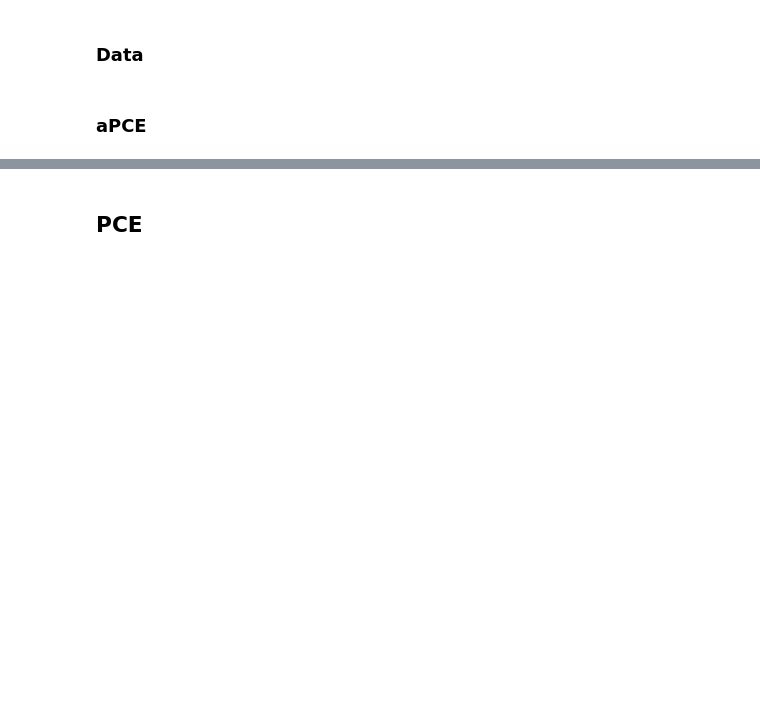
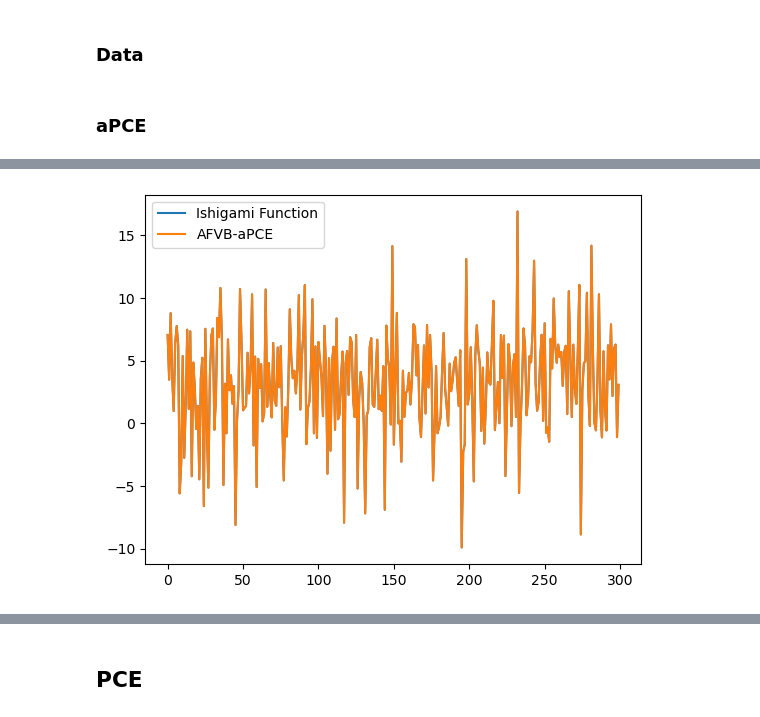
Before and after one commit to IsabelCoronaGuevara/CUDenver-Thesis, a Jupyter notebook: Oladyshkin_aPCE_PCE_Examples.ipynb, the cells around one changed output, grey strips where cells are left out. Drawn from its saved outputs; the diff is of its cells as text; code cells hidden in the pictures; blank space fills up the shorter version.

```diff
--- a/Oladyshkin_aPCE_PCE_Examples.ipynb
+++ b/Oladyshkin_aPCE_PCE_Examples.ipynb
@@ -361,0 +252,31 @@ RMSE_sparse - Training Data: 0.0010886226039887499
+# %%
+################
+#### Inputs ####
+################
+n = int(math.factorial(d + p)/(math.factorial(d)*math.factorial(p))) # n --> Number of terms in the PCE expansion
+# A_0 and B_0 --> the parameters of the Gamma distribution in the joint Gaussian-Gamma
+# distribution used to express the prior
+A_0 = 0.01
+B_0 = 0.0001
+# C_0 and D_0 --> the paramters of the Gamma distribution in the distribution of the hyper-prior
+C_0 = 0.01
+D_0 = 0.0001
+T_ell = 0.001 # T_ell --> threshold value for the VLB (for the error e_ell) in percent
+e = 1000 # e --> ddjustable parameter for the threshold value
+# %%
+Y = Ishigami_Function(X)
+# %%
+def basis(Z, p):
+    d = Z.shape[1]
+    N = Z.shape[0]
+    n = int(math.factorial(d + p)/(math.factorial(d)*math.factorial(p)))
+
+    idx = multivariate_pce_index(d, p)
+
+    Phi = np.ones((N, n))
+    mod = aPCE(X, Ishigami_Function, p, idx)
+    P = mod.Create_Orthonormal_Polynomials(p)
+    for i in range(n):
+        for j in range(d):
+            Phi[:,i] *=  mod.Pol_eval(P[j][idx[i][j],:], Z[:,j])
+    return Phi
@@ -361,0 +315,6 @@ RMSE_sparse - Training Data: 0.0010886226039887499
+# %%
+plt.plot(Y, label = "Ishigami Function")
+plt.plot(mod_AFVB.predict(X), label = "AFVB-aPCE")
+plt.legend();
+# %% [output]
+[figure, added]
```
Also changed, not shown: parts of 90 cells of this notebook.
